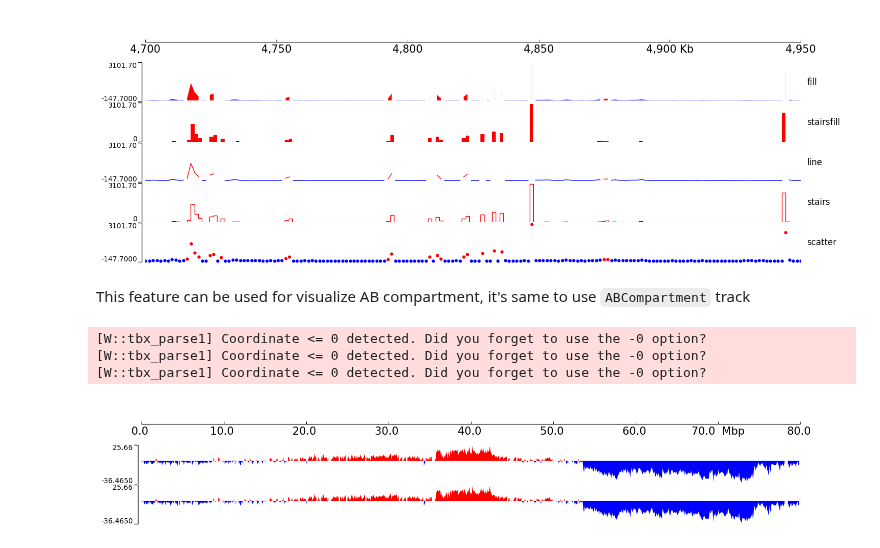
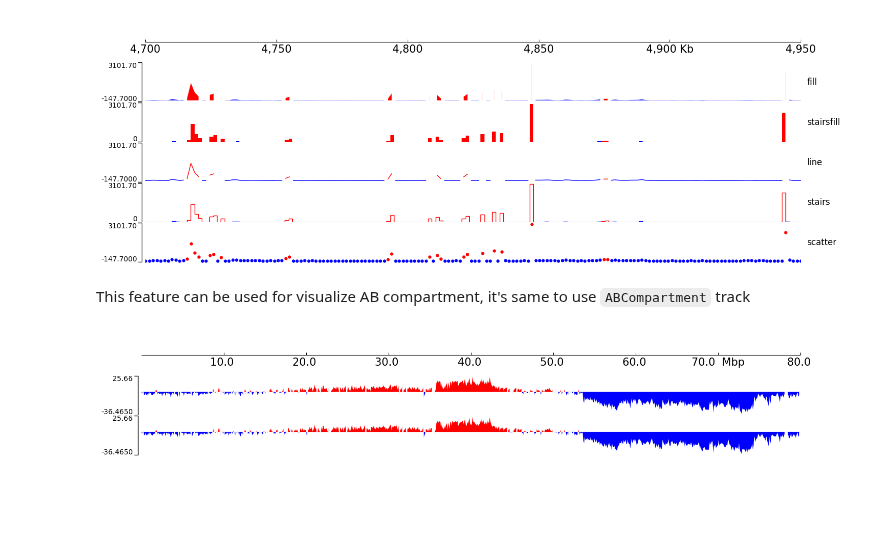
Before and after one commit to GangCaoLab/CoolBox, a Jupyter notebook: docs/source/_gallery/hist_style.ipynb, the cells around one changed output. Drawn from its saved outputs; the diff is of its cells as text; code cells hidden in the pictures; blank space fills up the shorter version.

```diff
--- a/docs/source/_gallery/hist_style.ipynb
+++ b/docs/source/_gallery/hist_style.ipynb
@@ -68,11 +68,8 @@ This feature can be used for visualize AB compartment, it's same to use `ABCompa
 # %%
 ab = "../../../tests/test_data/chr9.1.pc.bedGraph"
 frame = XAxis() +\
     BedGraph(ab, style='stairfill', threshold=0, color="#0000ff", threshold_color="#ff0000") + \
     ABCompartment(ab)
-frame.plot("chr9:0-80000000")
+frame.plot("chr9:1-80000000")
 # %% [output]
-[W::tbx_parse1] Coordinate <= 0 detected. Did you forget to use the -0 option?
-[W::tbx_parse1] Coordinate <= 0 detected. Did you forget to use the -0 option?
-[W::tbx_parse1] Coordinate <= 0 detected. Did you forget to use the -0 option?
-[figure, old version]
+[figure, new version]
```
Also changed, not shown: 8 other files.
